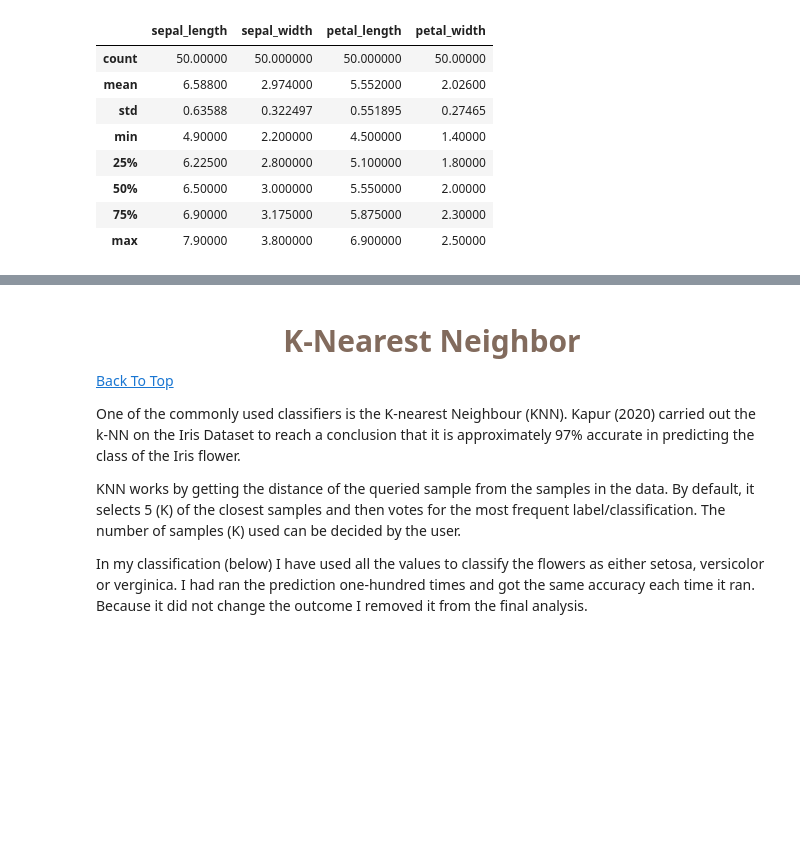
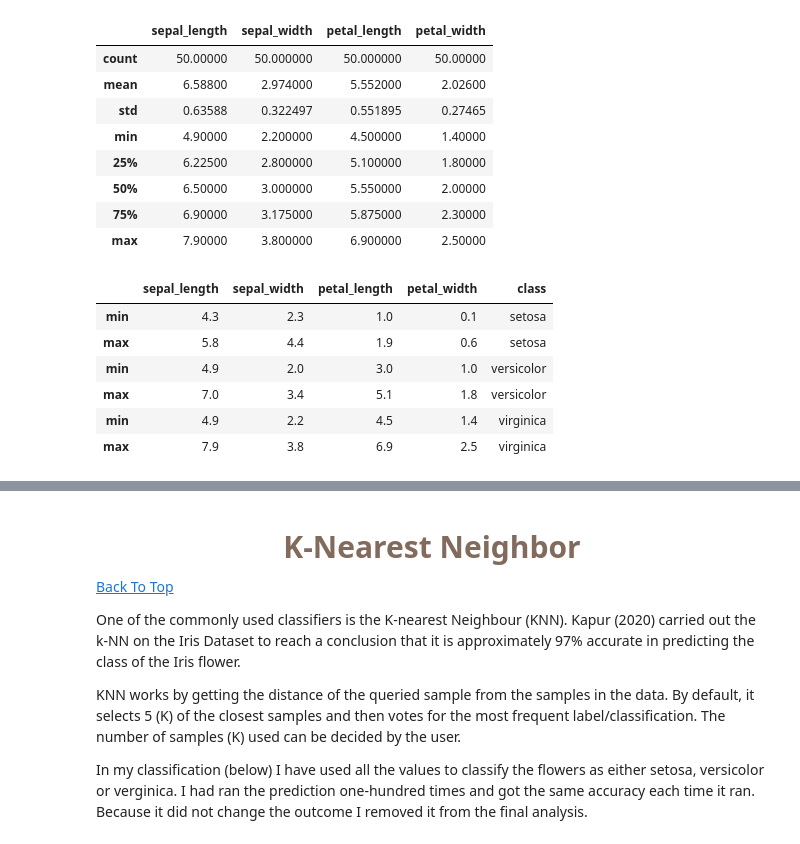
Before and after one commit to elainetynan/MachineLearningAndStats, a Jupyter notebook: project.ipynb, the cells around one changed output, grey strips where cells are left out. Cells and saved outputs as stored; diff of their text form; code cells hidden in the pictures; blank space fills up the shorter version.

```diff
--- a/project.ipynb
+++ b/project.ipynb
@@ -264,3 +272,14 @@ df_virginica.describe()
 | 50% | 6.50000 | 3.000000 | 5.550000 | 2.00000 |
 | 75% | 6.90000 | 3.175000 | 5.875000 | 2.30000 |
 | max | 7.90000 | 3.800000 | 6.900000 | 2.50000 |
+# %%
+min_max_df2 = pd.concat([df_setosa.agg(['min', 'max']), df_versicolor.agg(['min', 'max']), df_virginica.agg(['min', 'max'])])
+min_max_df2
+# %% [output]
+|  | sepal_length | sepal_width | petal_length | petal_width | class |
+| min | 4.3 | 2.3 | 1.0 | 0.1 | setosa |
+| max | 5.8 | 4.4 | 1.9 | 0.6 | setosa |
+| min | 4.9 | 2.0 | 3.0 | 1.0 | versicolor |
+| max | 7.0 | 3.4 | 5.1 | 1.8 | versicolor |
+| min | 4.9 | 2.2 | 4.5 | 1.4 | virginica |
+| max | 7.9 | 3.8 | 6.9 | 2.5 | virginica |
```
Also changed, not shown: parts of 21 cells of this notebook.
